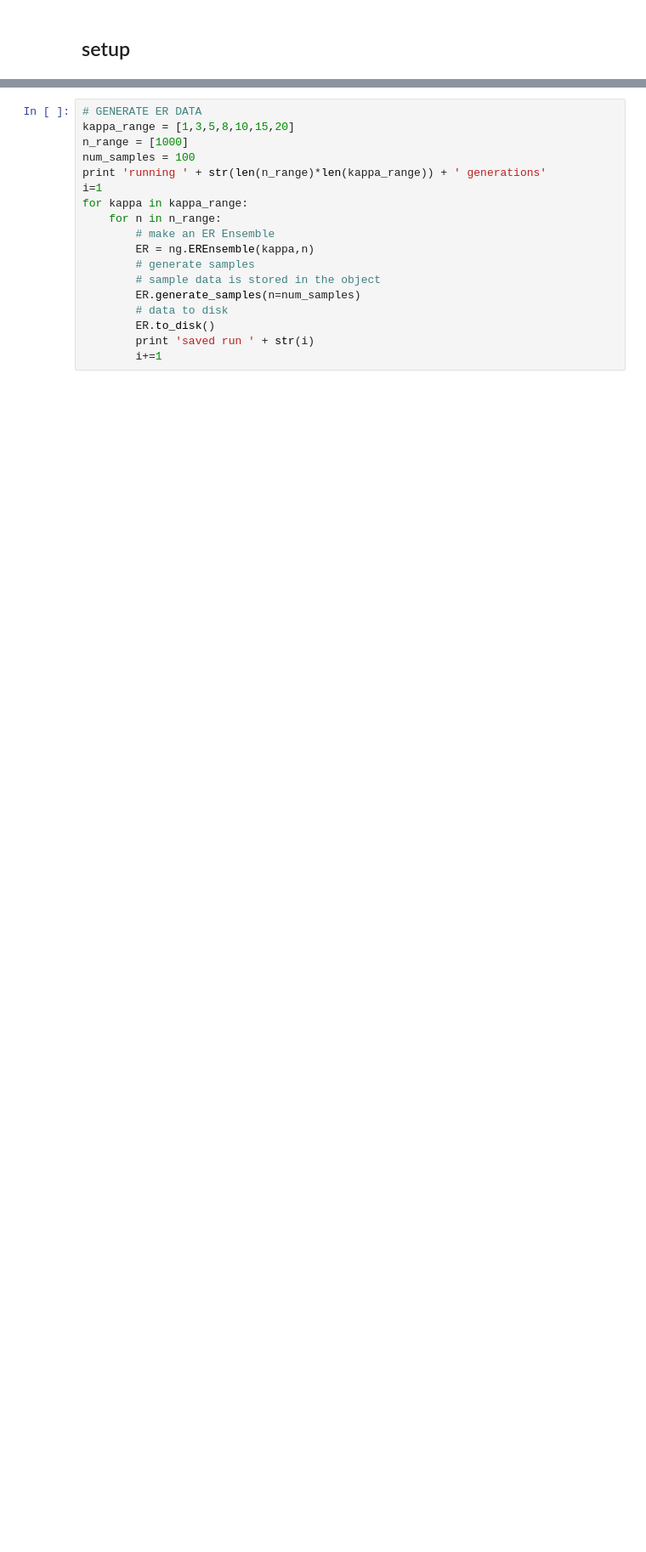
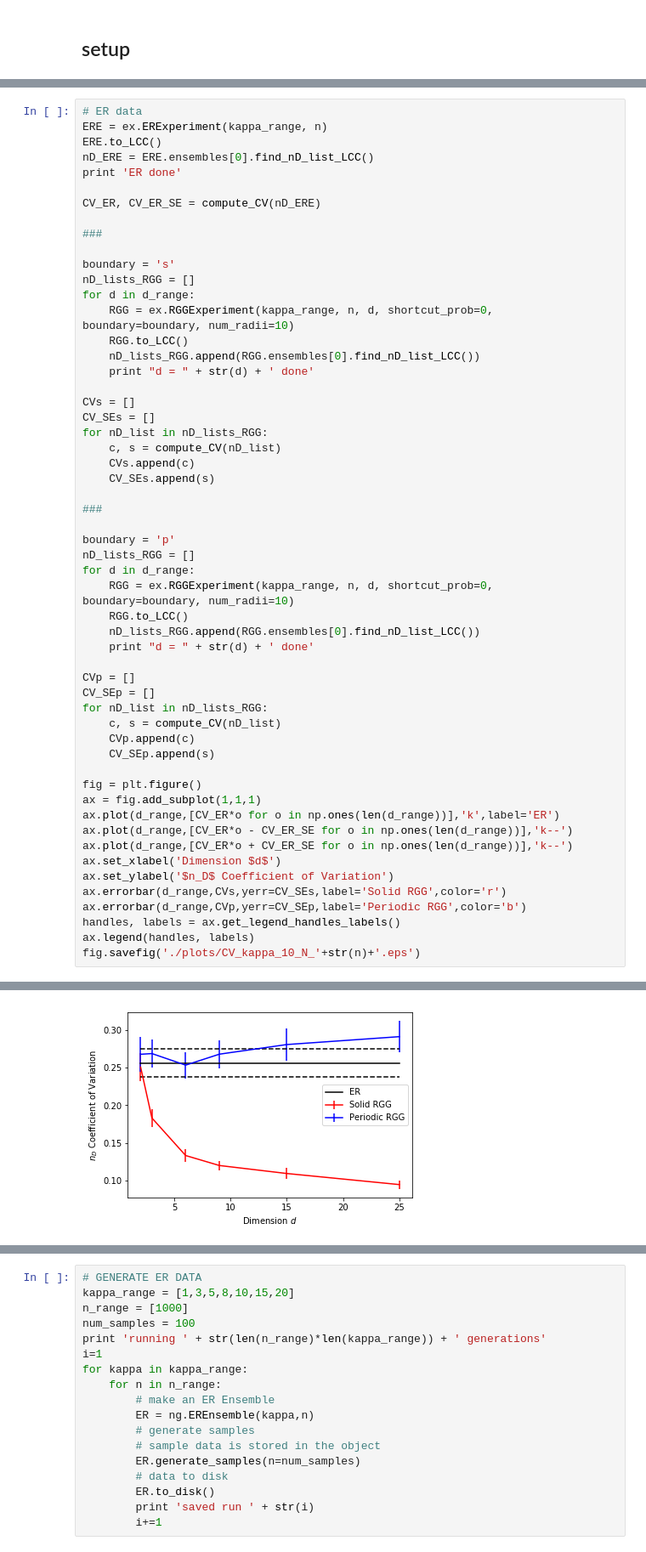
Before and after one commit to spewil/RGG, a Jupyter notebook: Variation_of_nD.ipynb, the cells around one changed output, grey strips where cells are left out. Shown: that part at 85% size. Cells and saved outputs as stored; diff of their text form; blank space fills up the shorter version.

```diff
--- a/Variation_of_nD.ipynb
+++ b/Variation_of_nD.ipynb
@@ -48,0 +49,56 @@ def f(B, x):
+# %%
+# ER data
+ERE = ex.ERExperiment(kappa_range, n)
+ERE.to_LCC()
+nD_ERE = ERE.ensembles[0].find_nD_list_LCC()
+print 'ER done'
+
+CV_ER, CV_ER_SE = compute_CV(nD_ERE)
+
+###
+
+boundary = 's'
+nD_lists_RGG = []
+for d in d_range:
+    RGG = ex.RGGExperiment(kappa_range, n, d, shortcut_prob=0, boundary=boundary, num_radii=10)
+    RGG.to_LCC()
+    nD_lists_RGG.append(RGG.ensembles[0].find_nD_list_LCC())
+    print "d = " + str(d) + ' done'
+
+CVs = []
+CV_SEs = []
+for nD_list in nD_lists_RGG:
+    c, s = compute_CV(nD_list)
+    CVs.append(c)
+    CV_SEs.append(s)
+
+###
+
+boundary = 'p'
+nD_lists_RGG = []
+for d in d_range:
+    RGG = ex.RGGExperiment(kappa_range, n, d, shortcut_prob=0, boundary=boundary, num_radii=10)
+    RGG.to_LCC()
+    nD_lists_RGG.append(RGG.ensembles[0].find_nD_list_LCC())
+    print "d = " + str(d) + ' done'
+
+CVp = []
+CV_SEp = []
+for nD_list in nD_lists_RGG:
+    c, s = compute_CV(nD_list)
+    CVp.append(c)
+    CV_SEp.append(s)
+
+fig = plt.figure()
+ax = fig.add_subplot(1,1,1)
+ax.plot(d_range,[CV_ER*o for o in np.ones(len(d_range))],'k',label='ER')
+ax.plot(d_range,[CV_ER*o - CV_ER_SE for o in np.ones(len(d_range))],'k--')
+ax.plot(d_range,[CV_ER*o + CV_ER_SE for o in np.ones(len(d_range))],'k--')
+ax.set_xlabel('Dimension $d$')
+ax.set_ylabel('$n_D$ Coefficient of Variation')
+ax.errorbar(d_range,CVs,yerr=CV_SEs,label='Solid RGG',color='r')
+ax.errorbar(d_range,CVp,yerr=CV_SEp,label='Periodic RGG',color='b')
+handles, labels = ax.get_legend_handles_labels()
+ax.legend(handles, labels)
+fig.savefig('./plots/CV_kappa_10_N_'+str(n)+'.eps')
+# %% [output]
@@ -48,0 +118 @@ def f(B, x):
+[figure, added]
```
Also changed, not shown: parts of 15 cells of this notebook, 15 other files.
